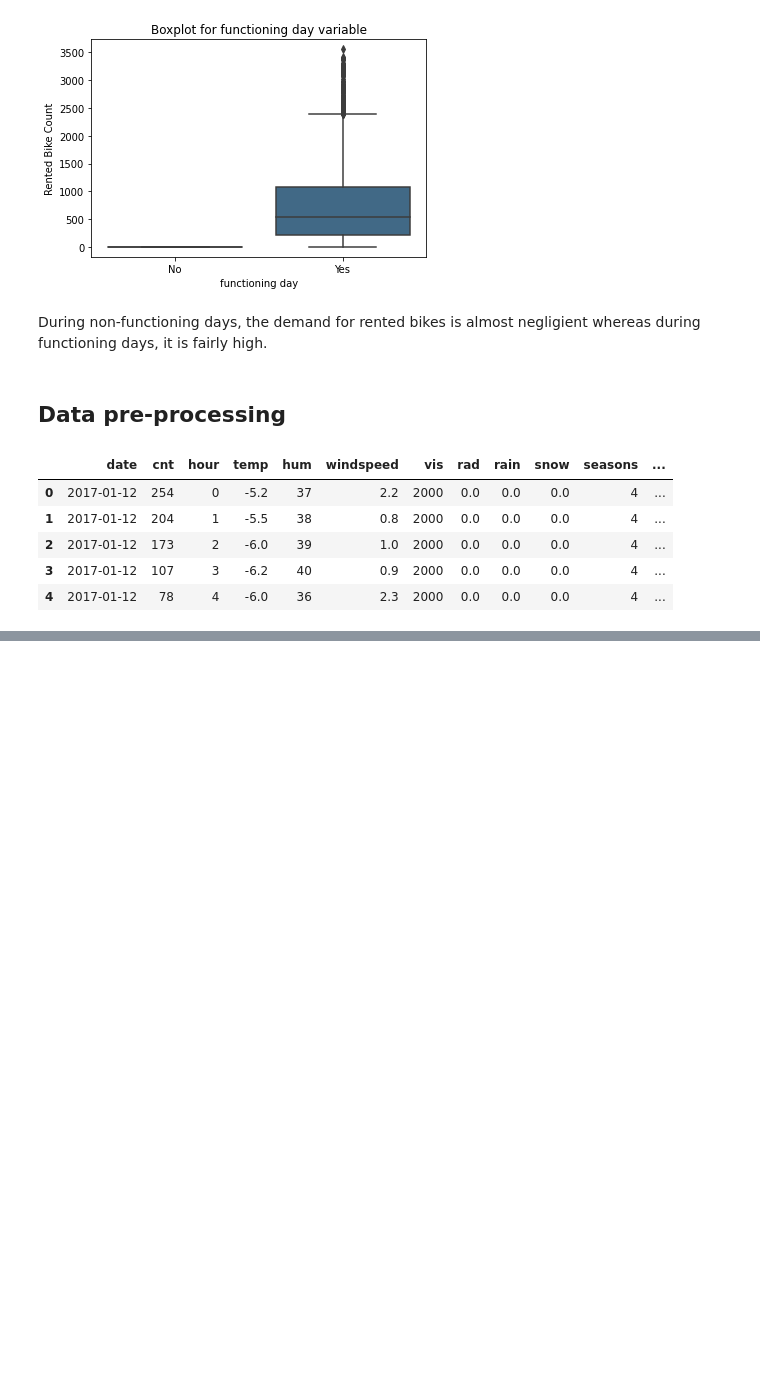
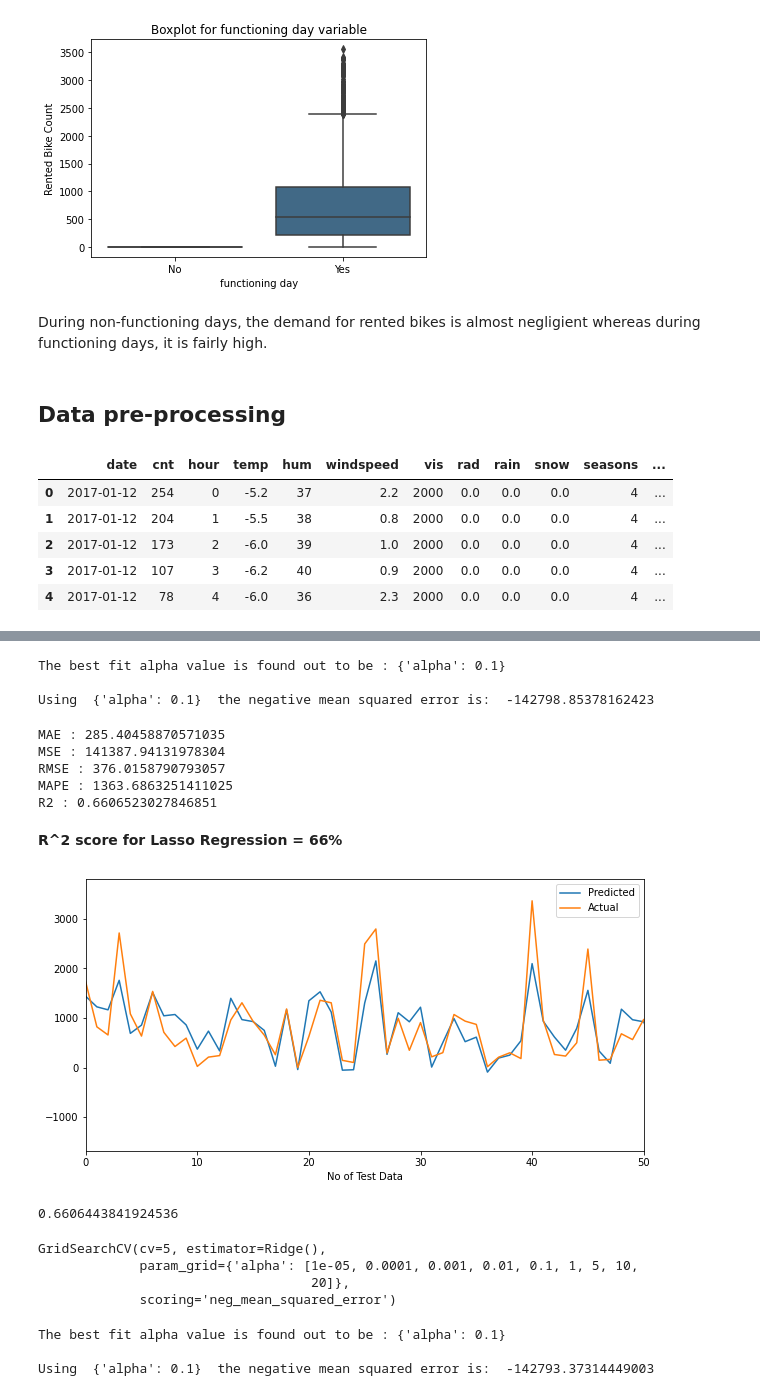
Before and after one commit to SubhamZap/Bike-Sharing-Demand-Prediction, a Jupyter notebook: Bike_Sharing_Demand_Prediction_Capstone_Project.ipynb, the cells around one changed output, grey strips where cells are left out. Saved outputs shown, nothing was run; the diff lists cells and outputs as text; code cells hidden in the pictures; blank space fills up the shorter version.

```diff
--- a/Bike_Sharing_Demand_Prediction_Capstone_Project.ipynb
+++ b/Bike_Sharing_Demand_Prediction_Capstone_Project.ipynb
@@ -409,0 +548,35 @@ bike_new_df.shape
+# %%
+print("The best fit alpha value is found out to be :" ,lasso_regressor.best_params_)
+print("\nUsing ",lasso_regressor.best_params_, " the negative mean squared error is: ", lasso_regressor.best_score_)
+# %% [output]
+The best fit alpha value is found out to be : {'alpha': 0.1}
+
+Using  {'alpha': 0.1}  the negative mean squared error is:  -142798.85378162423
+# %%
+#prediction
+y_pred = lasso_regressor.predict(X_test)
+# %%
+#evaluation metrics
+
+MAE=mean_absolute_error((y_test), (y_pred))
+print("MAE :" ,MAE)
+
+MSE  = mean_squared_error((y_test), (y_pred))
+print("MSE :" , MSE)
+
+RMSE = np.sqrt(MSE)
+print("RMSE :" ,RMSE)
+
+MAPE=mape(y_test, y_pred)
+print("MAPE :" ,MAPE)
+
+r2 = r2_score(y_test, y_pred)
+print("R2 :", r2)
+# %% [output]
+MAE : 285.40458870571035
+MSE : 141387.94131978304
+RMSE : 376.0158790793057
+MAPE : 1363.6863251411025
+R2 : 0.6606523027846851
+# %% [markdown]
+**R^2 score for Lasso Regression = 66%**
@@ -409,0 +594,12 @@ bike_new_df.shape
+# %%
+#actual-predicted values plot
+
+plt.figure(figsize=(10,5))
+plt.plot(y_pred)
+plt.plot(np.array(y_test))
+plt.xlim(0, 50)
+plt.legend(["Predicted","Actual"])
+plt.xlabel('No of Test Data')
+plt.show()
+# %% [output]
+[figure, added]
@@ -409,0 +614,23 @@ bike_new_df.shape
+# %%
+r2_score(y_test, y_pred)
+# %% [output]
+0.6606443841924536
+# %%
+# Cross validation
+
+ridge = Ridge()
+parameters = {'alpha': [1e-5, 1e-4, 1e-3, 1e-2, 1e-1, 1, 5, 10, 20]}
+ridge_regressor = GridSearchCV(ridge, parameters, scoring='neg_mean_squared_error', cv=5)
+ridge_regressor.fit(X_train, y_train)
+# %% [output]
+GridSearchCV(cv=5, estimator=Ridge(),
+             param_grid={'alpha': [1e-05, 0.0001, 0.001, 0.01, 0.1, 1, 5, 10,
+                                   20]},
+             scoring='neg_mean_squared_error')
+# %%
+print("The best fit alpha value is found out to be :" ,ridge_regressor.best_params_)
+print("\nUsing ",ridge_regressor.best_params_, " the negative mean squared error is: ", ridge_regressor.best_score_)
+# %% [output]
+The best fit alpha value is found out to be : {'alpha': 0.1}
+
+Using  {'alpha': 0.1}  the negative mean squared error is:  -142793.37314449003
```
Also changed, not shown: parts of 65 cells of this notebook.
